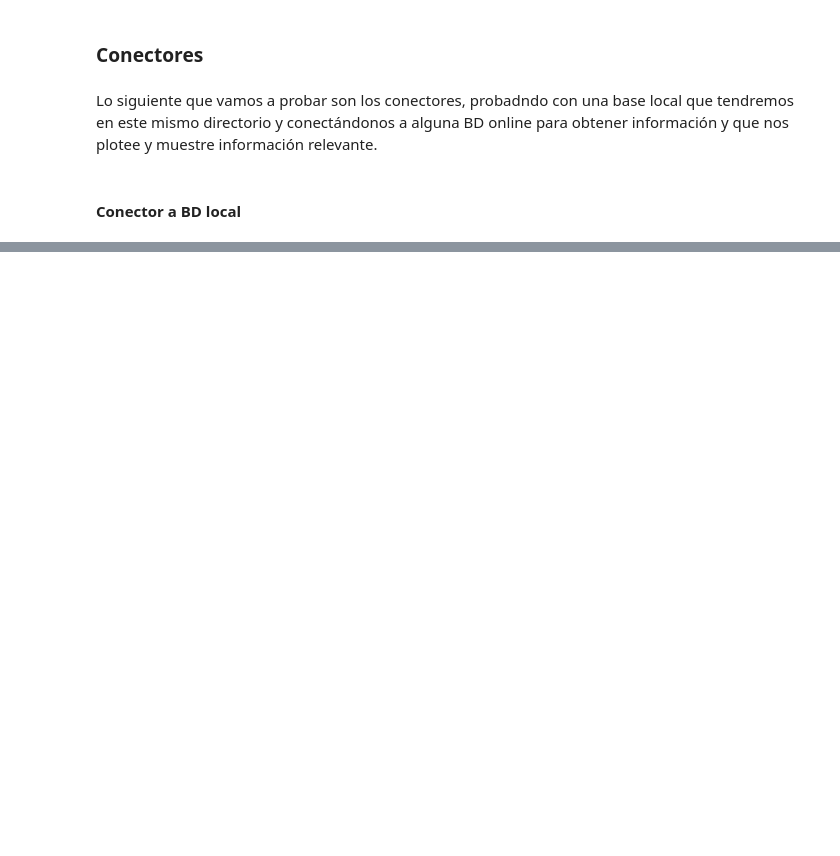
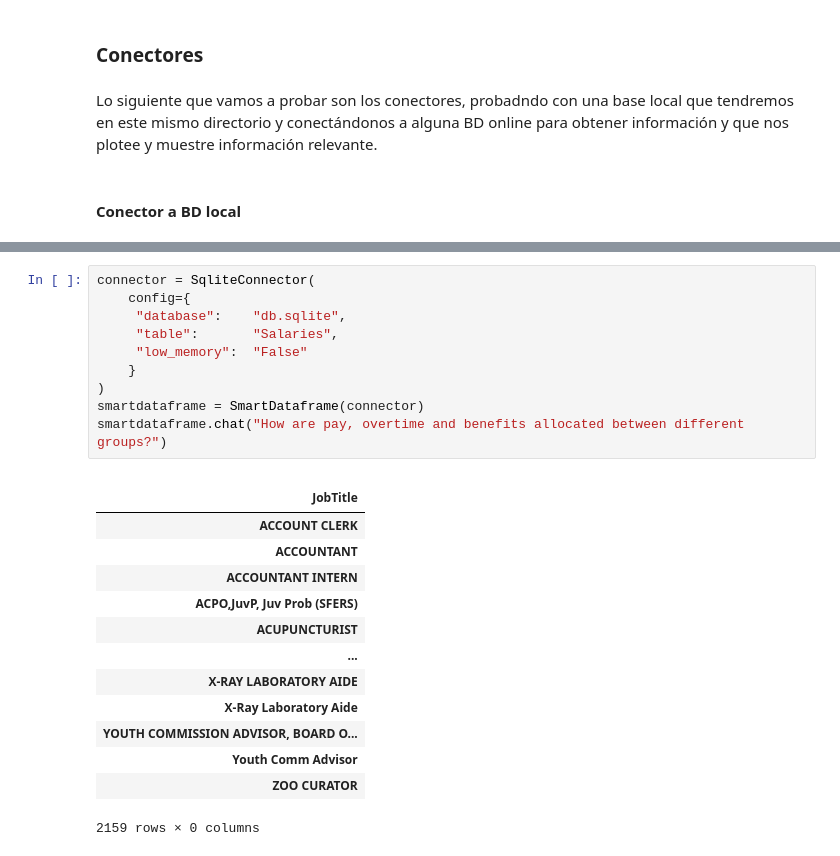
Before and after one commit to AlexMadrid-coder/alejandromadrid, a Jupyter notebook: PythonProjects/PandasAI-Testing/pandasai.ipynb, the cells around one changed output, grey strips where cells are left out. Saved outputs shown, nothing was run; the diff lists cells and outputs as text; blank space fills up the shorter version.

```diff
--- a/PythonProjects/PandasAI-Testing/pandasai.ipynb
+++ b/PythonProjects/PandasAI-Testing/pandasai.ipynb
@@ -60,0 +86,25 @@ Lo siguiente que vamos a probar son los conectores, probadndo con una base local
+# %%
+connector = SqliteConnector(
+    config={
+     "database":    "db.sqlite",
+     "table":       "Salaries",
+     "low_memory":  "False"
+    }
+)
+smartdataframe = SmartDataframe(connector)
+smartdataframe.chat("How are pay, overtime and benefits allocated between different groups?")
+# %% [output]
+|  |
+| JobTitle |
+| ACCOUNT CLERK |
+| ACCOUNTANT |
+| ACCOUNTANT INTERN |
+| ACPO,JuvP, Juv Prob (SFERS) |
+| ACUPUNCTURIST |
+| ... |
+| X-RAY LABORATORY AIDE |
+| X-Ray Laboratory Aide |
+| YOUTH COMMISSION ADVISOR, BOARD O... |
+| Youth Comm Advisor |
+| ZOO CURATOR |
+2159 rows × 0 columns
```
Also changed, not shown: parts of 30 cells of this notebook, 2 other files.
